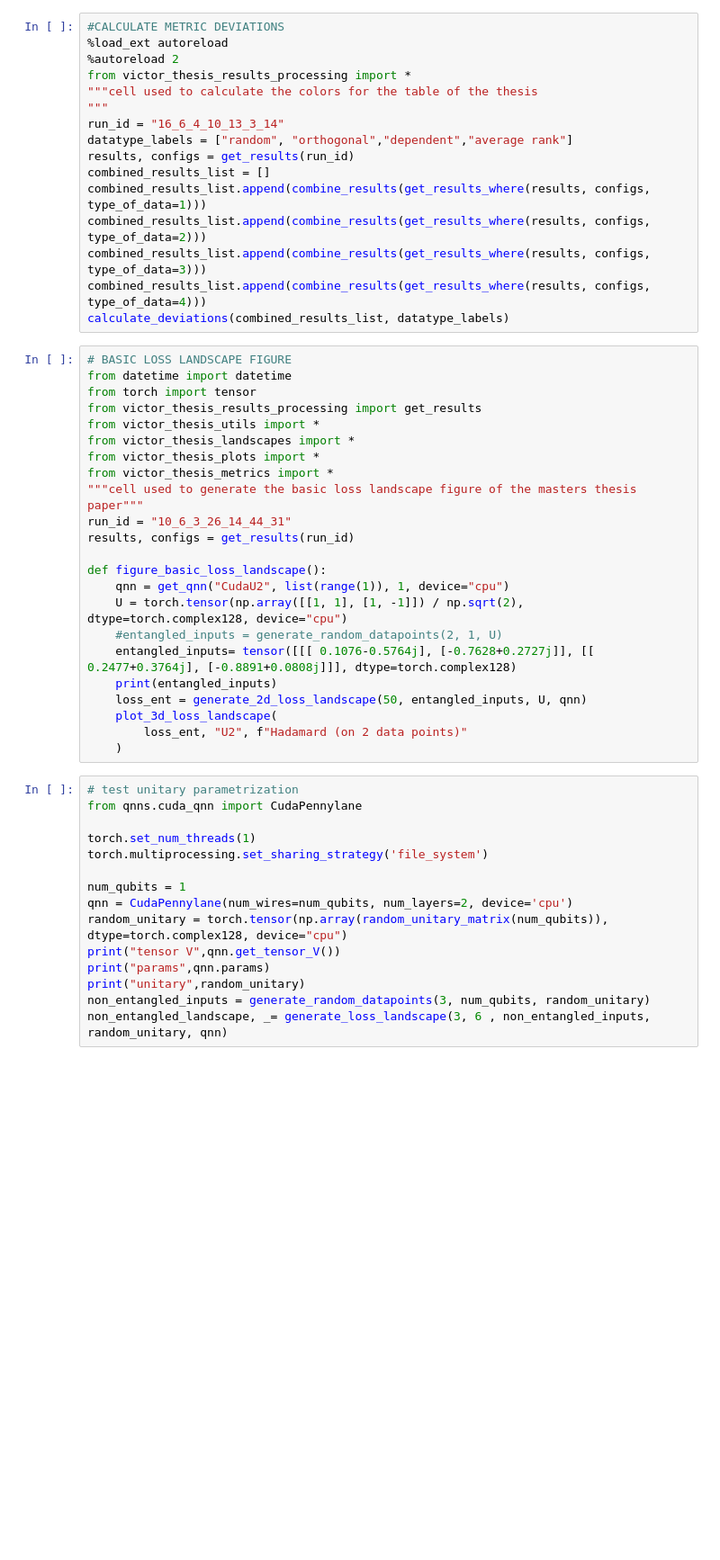
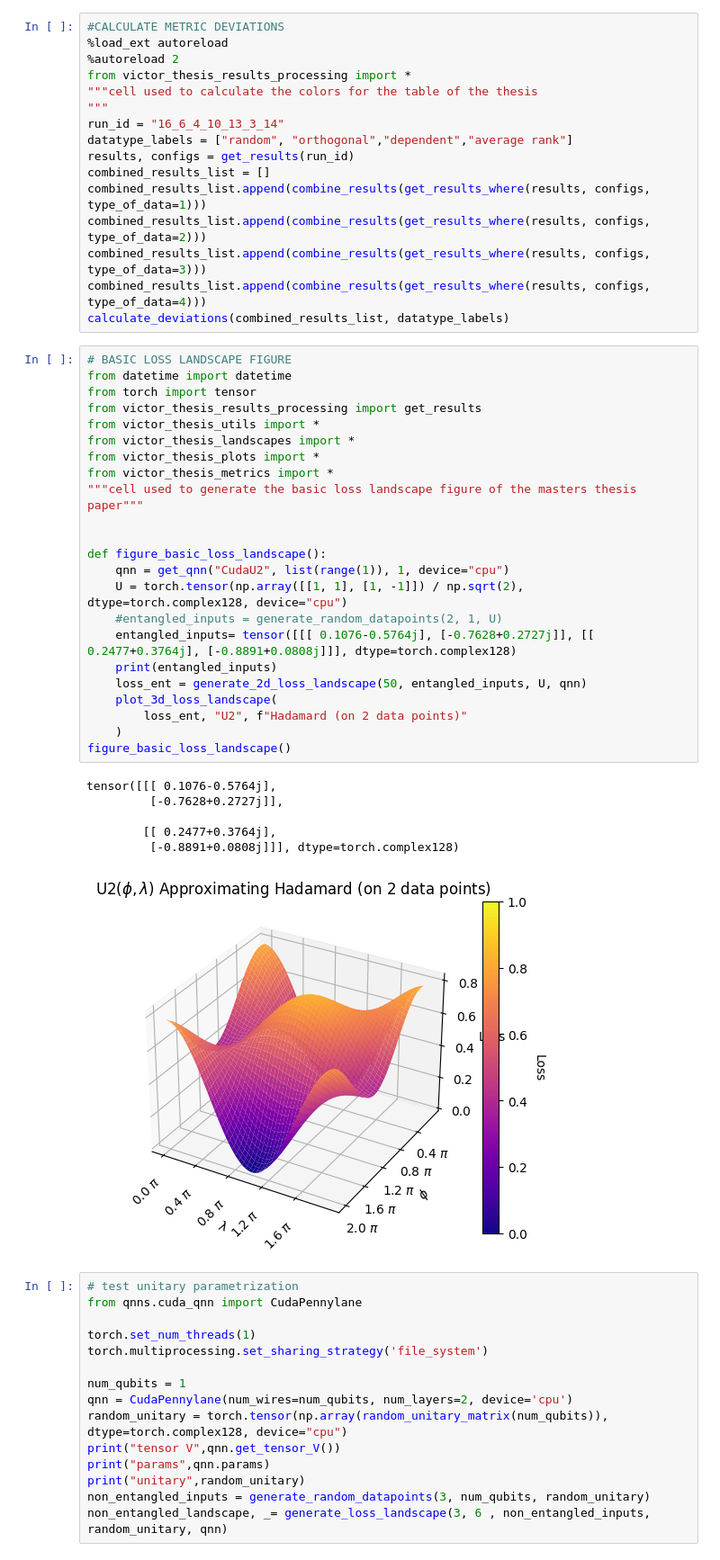
Before and after one commit to vic-it/master-thesis, a Jupyter notebook: Code/entangled_qnn_training-main/victor_thesis_experiments_nb.ipynb, the cells around one changed output. Shown at 90% size. Drawn from its saved outputs; the diff is of its cells as text; blank space fills up the shorter version.

```diff
--- a/Code/entangled_qnn_training-main/victor_thesis_experiments_nb.ipynb
+++ b/Code/entangled_qnn_training-main/victor_thesis_experiments_nb.ipynb
@@ -88,26 +88,33 @@ calculate_deviations(combined_results_list, datatype_labels)
 # %%
 # BASIC LOSS LANDSCAPE FIGURE
 from datetime import datetime
 from torch import tensor
 from victor_thesis_results_processing import get_results
 from victor_thesis_utils import *
 from victor_thesis_landscapes import *
 from victor_thesis_plots import *
 from victor_thesis_metrics import *
 """cell used to generate the basic loss landscape figure of the masters thesis paper"""
-run_id = "10_6_3_26_14_44_31"
-results, configs = get_results(run_id)
+
 
 def figure_basic_loss_landscape():
     qnn = get_qnn("CudaU2", list(range(1)), 1, device="cpu")
     U = torch.tensor(np.array([[1, 1], [1, -1]]) / np.sqrt(2), dtype=torch.complex128, device="cpu")
     #entangled_inputs = generate_random_datapoints(2, 1, U)
     entangled_inputs= tensor([[[ 0.1076-0.5764j], [-0.7628+0.2727j]], [[ 0.2477+0.3764j], [-0.8891+0.0808j]]], dtype=torch.complex128)
     print(entangled_inputs)
     loss_ent = generate_2d_loss_landscape(50, entangled_inputs, U, qnn)
     plot_3d_loss_landscape(
         loss_ent, "U2", f"Hadamard (on 2 data points)"
     )
+figure_basic_loss_landscape()
+# %% [output]
+tensor([[[ 0.1076-0.5764j],
+         [-0.7628+0.2727j]],
+
+        [[ 0.2477+0.3764j],
+         [-0.8891+0.0808j]]], dtype=torch.complex128)
+[figure, added]
 # %%
 # test unitary parametrization
 from qnns.cuda_qnn import CudaPennylane
```
Also changed, not shown: 9 other files.
